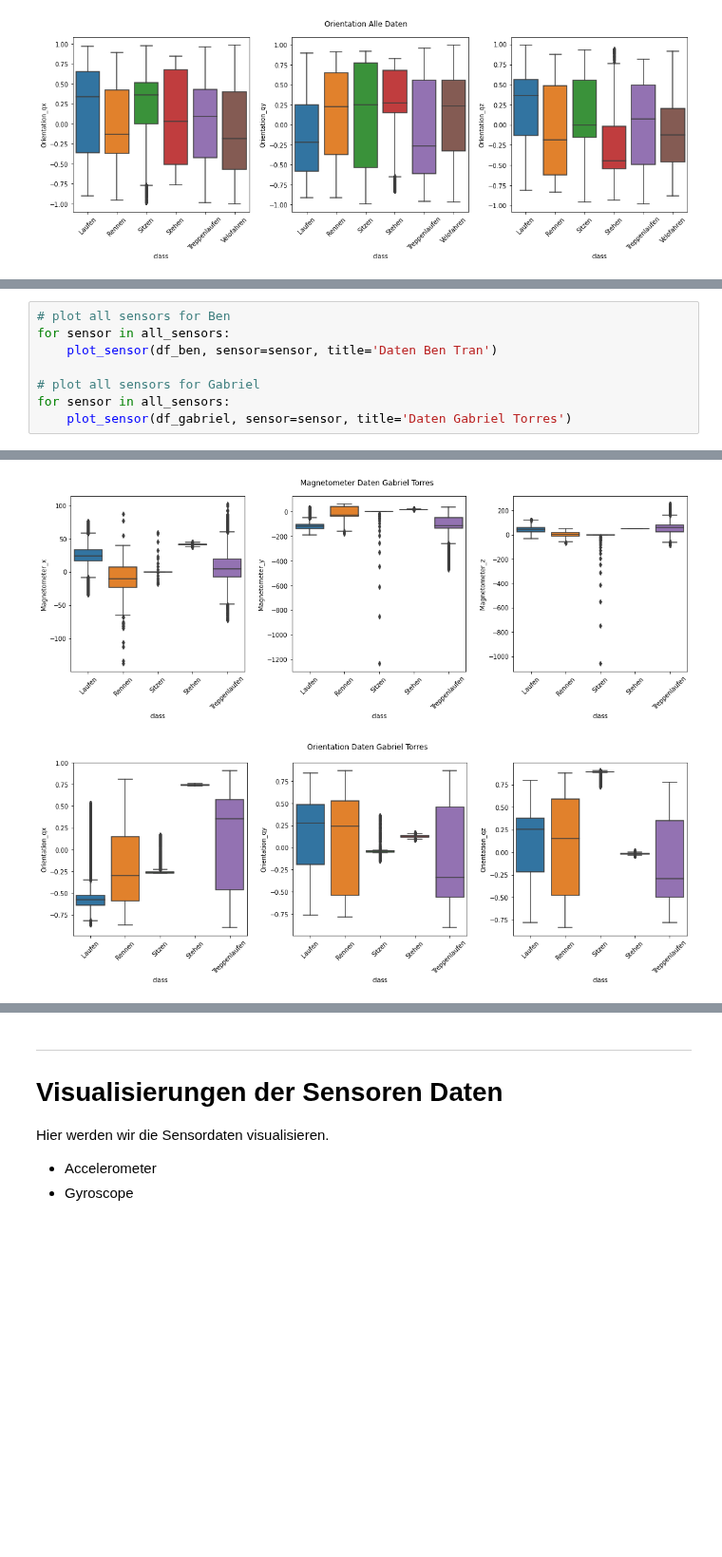
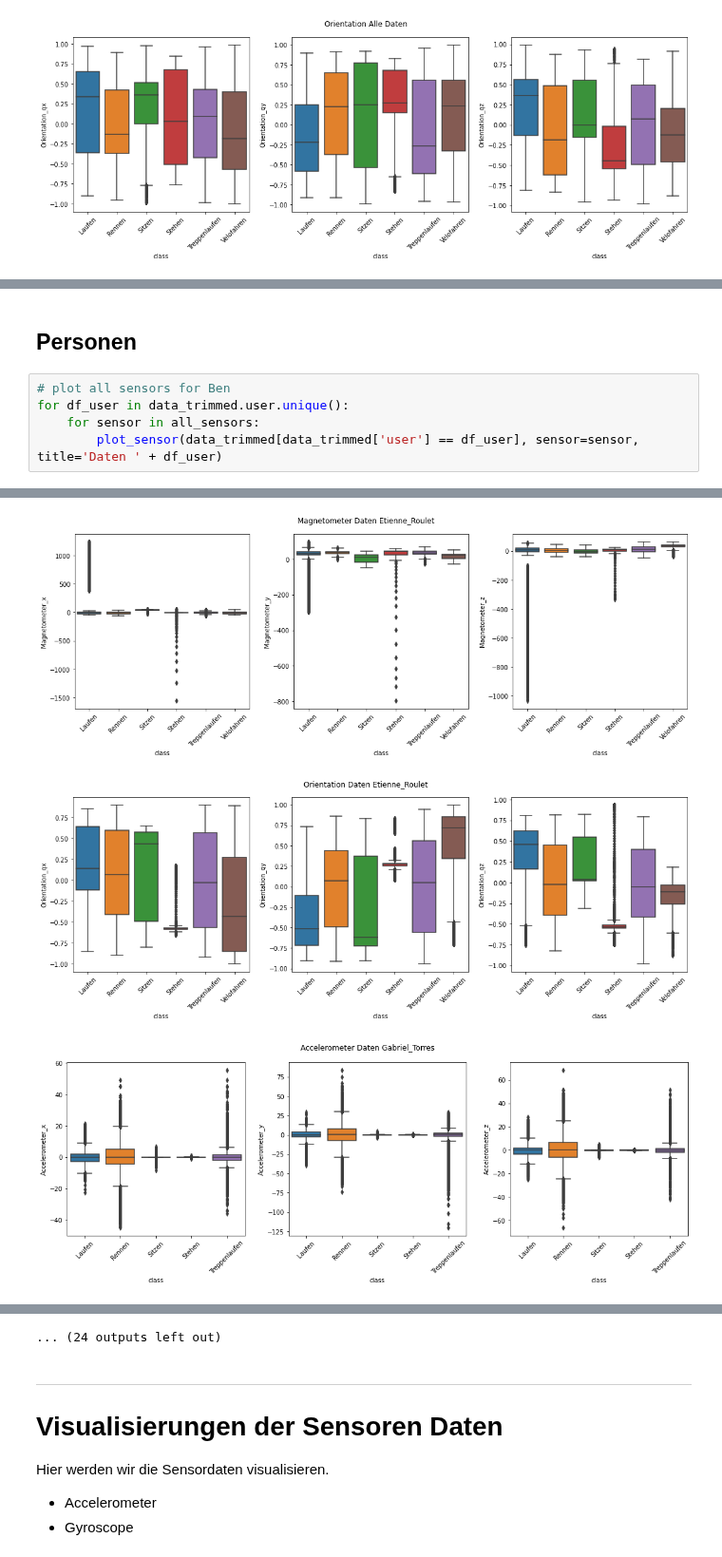
Before and after one commit to CDL1-Sensor/Sensor_Data-Wrangling-und-EDA, a Jupyter notebook: eda.ipynb, the cells around one changed output, grey strips where cells are left out. Shown at 95% size. Saved outputs shown, nothing was run; the diff lists cells and outputs as text; blank space fills up the shorter version.

```diff
--- a/eda.ipynb
+++ b/eda.ipynb
@@ -184,11 +165,10 @@ display(df_gabriel.head())
+# %% [markdown]
+## Personen
 # %%
 # plot all sensors for Ben
-for sensor in all_sensors:
-    plot_sensor(df_ben, sensor=sensor, title='Daten Ben Tran')
-
-# plot all sensors for Gabriel
-for sensor in all_sensors:
-    plot_sensor(df_gabriel, sensor=sensor, title='Daten Gabriel Torres')
+for df_user in data_trimmed.user.unique():
+    for sensor in all_sensors:
+        plot_sensor(data_trimmed[data_trimmed['user'] == df_user], sensor=sensor, title='Daten ' + df_user)
 # %% [output]
 [figure]
 [figure]
@@ -199,2 +179,3 @@ for sensor in all_sensors:
-[figure, old version]
+[figure, new version]
-[figure, old version]
+[figure, new version]
+[figure, added]
@@ -201,3 +185,4 @@ for sensor in all_sensors:
+... (24 outputs left out)
 # %% [markdown]
 ---
 # Visualisierungen der Sensoren Daten
```
Also changed, not shown: parts of 4 cells of this notebook.
